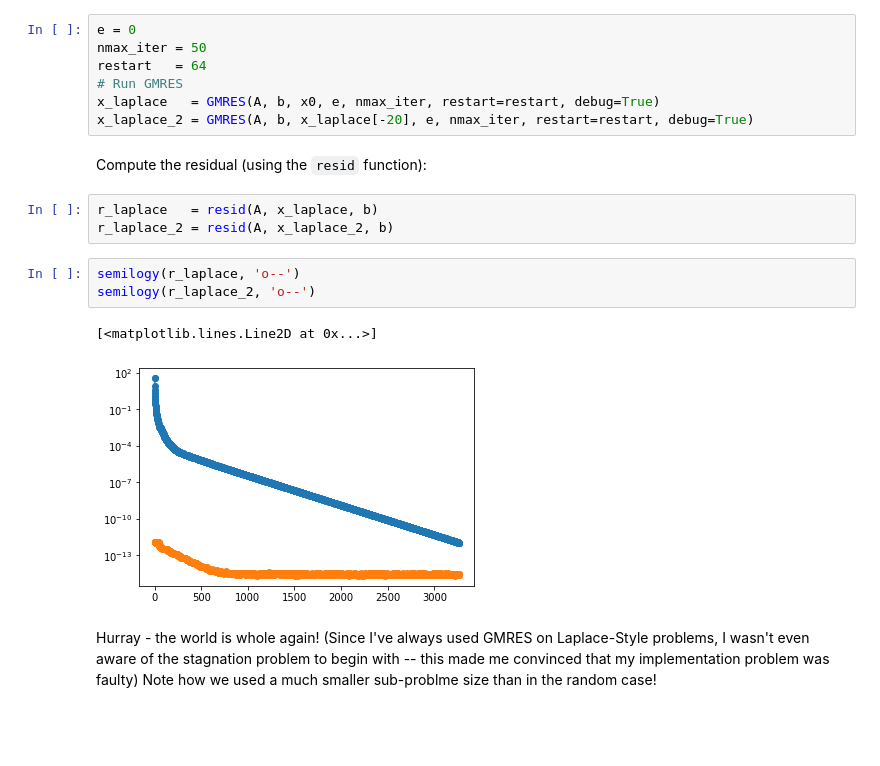
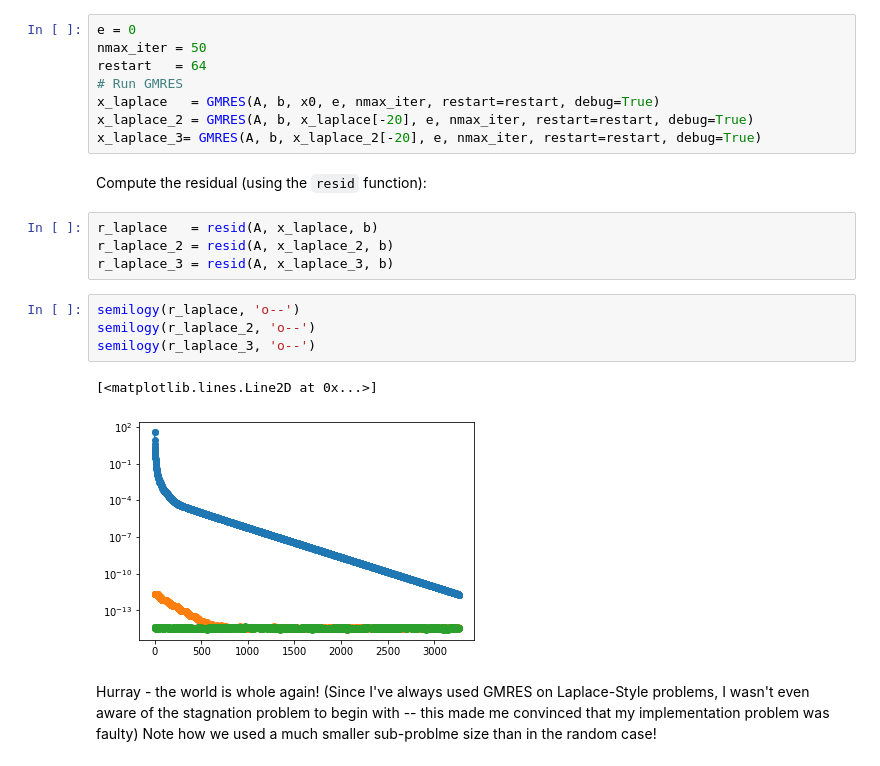
Before and after one commit to ML4FnP/GMRES-Learning, a Jupyter notebook: Convergence Study.ipynb, the cells around one changed output. Drawn from its saved outputs; the diff is of its cells as text; blank space fills up the shorter version.

```diff
--- a/Convergence Study.ipynb
+++ b/Convergence Study.ipynb
@@ -166,17 +176,20 @@ restart   = 64
 # Run GMRES
 x_laplace   = GMRES(A, b, x0, e, nmax_iter, restart=restart, debug=True)
 x_laplace_2 = GMRES(A, b, x_laplace[-20], e, nmax_iter, restart=restart, debug=True)
+x_laplace_3= GMRES(A, b, x_laplace_2[-20], e, nmax_iter, restart=restart, debug=True)
 # %% [markdown]
 Compute the residual (using the `resid` function):
 # %%
 r_laplace   = resid(A, x_laplace, b)
 r_laplace_2 = resid(A, x_laplace_2, b)
+r_laplace_3 = resid(A, x_laplace_3, b)
 # %%
 semilogy(r_laplace, 'o--')
 semilogy(r_laplace_2, 'o--')
+semilogy(r_laplace_3, 'o--')
 # %% [output]
 [<matplotlib.lines.Line2D at 0x...>]
-[figure, old version]
+[figure, new version]
 # %% [markdown]
 Hurray - the world is whole again! (Since I've always used GMRES on Laplace-Style problems, I wasn't even aware of the stagnation problem to begin with -- this made me convinced that my implementation problem was faulty) Note how we used a much smaller sub-problme size than in the random case!
 # %% [markdown]
```
Also changed, not shown: parts of 7 cells of this notebook, 11 other files.
